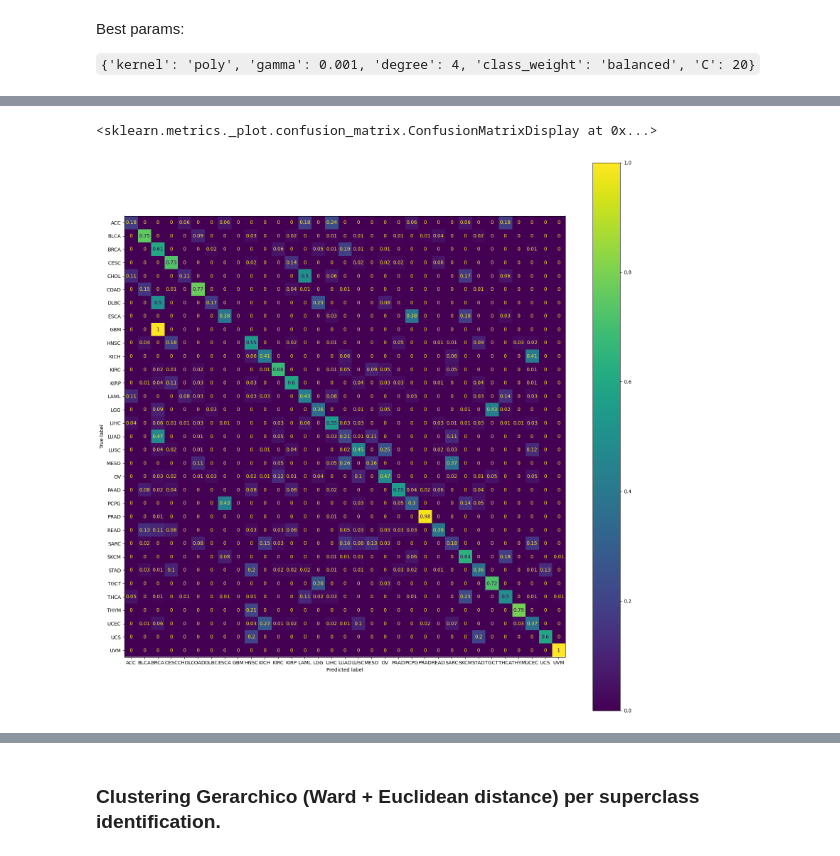
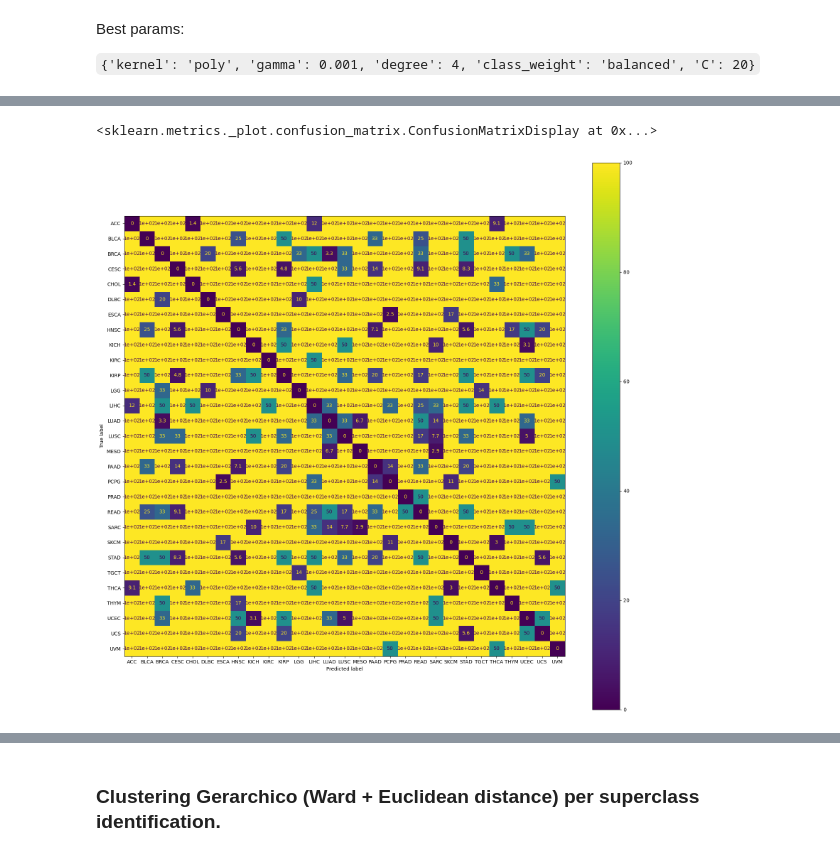
Before and after one commit to CarachinoAlessio/cancer_miRNA_classification_with_spiking_neural_network, a Jupyter notebook: representation2.ipynb, the cells around one changed output, grey strips where cells are left out. Drawn from its saved outputs; the diff is of its cells as text; code cells hidden in the pictures.

```diff
--- a/representation2.ipynb
+++ b/representation2.ipynb
@@ -235,15 +269,31 @@ cmp.plot(ax=ax)
-# %%
-np.set_printoptions(precision=2)
-test_predict = classifier.predict(val_data)
-cm_t = confusion_matrix(lab2int(val_label), test_predict,normalize='true')
-cmp = ConfusionMatrixDisplay(cm_t, display_labels=labels[0])
-for i, j in itertools.product(range(cm_t.shape[0]), range(cm_t.shape[1])):
-        cm_t[i,j] = format(cm_t[i, j], '.2f')
-fig, ax = plt.subplots(figsize=(20,20))
-cmp.plot(ax=ax)
-# %% [output]
-<sklearn.metrics._plot.confusion_matrix.ConfusionMatrixDisplay at 0x...>
-[figure, removed]
+# %%
+#Convert the confusion matrix into a metric matrix (superclass identification)
+metric_matrix = np.zeros((n_classes,n_classes))
+
+for i in range(n_classes):
+    for j in range(n_classes):
+        if i == j:
+            metric_matrix[i,j] = 0 #cm[i,j]
+        else:
+            metric_matrix[i,j] = 1/cm[i,j] if cm[i,j] != 0 else 100 #cm[i,j] + cm[j,i]
+#make it simetric
+for i in range(n_classes):
+    for j in range(n_classes):
+        if i != j:
+            metric_matrix[i,j] = metric_matrix[j,i]
+
+
+
+
+#Plotting the metric matrix
+cmp = ConfusionMatrixDisplay(metric_matrix, display_labels=labels[0])
+for i, j in itertools.product(range(metric_matrix.shape[0]), range(metric_matrix.shape[1])):
+        metric_matrix[i,j] = format(metric_matrix[i, j], '.2f')
+fig, ax = plt.subplots(figsize=(20,20))
+cmp.plot(ax=ax)
+# %% [output]
+<sklearn.metrics._plot.confusion_matrix.ConfusionMatrixDisplay at 0x...>
+[figure, added]
 # %%
 #We know that i is the class to predict and j is the predicted class. So cm[i][j] is the miss-classification ratio
 import scipy.cluster.hierarchy as shc
```
Also changed, not shown: parts of 32 cells of this notebook, 3 other files.
